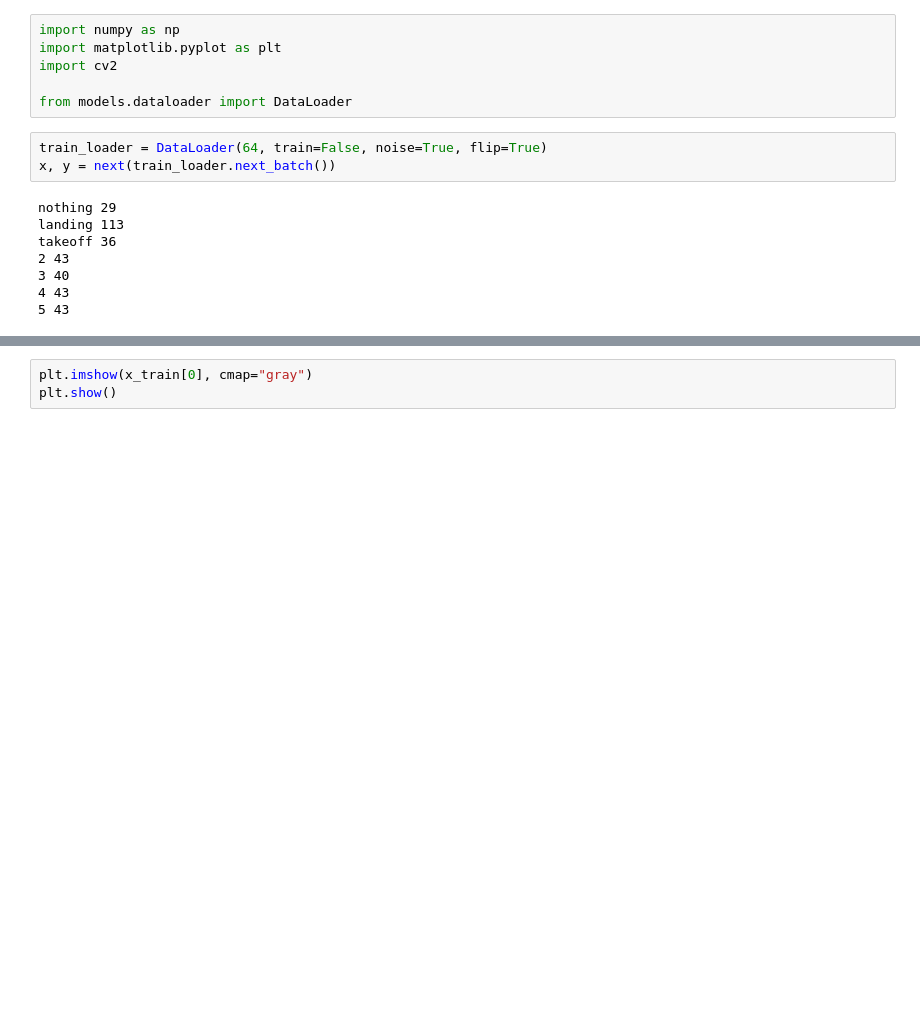
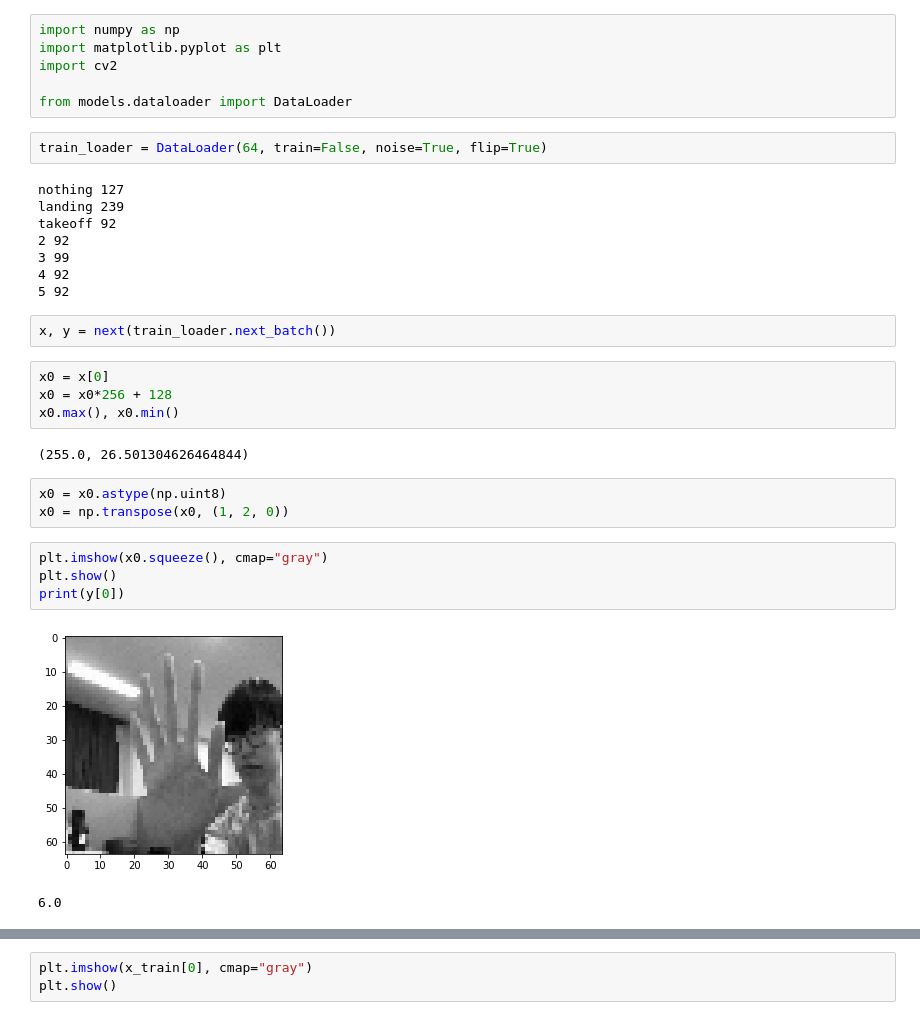
Before and after one commit to wayexists02/hanyang-erica-robot-programming, a Jupyter notebook: server/catkin_src/hand_recognition/scripts/test_data.ipynb, the cells around one changed output, grey strips where cells are left out. Drawn from its saved outputs; the diff is of its cells as text; blank space fills up the shorter version.

Commit message:
semi-final hand recognition model (trained)

```diff
--- a/server/catkin_src/hand_recognition/scripts/test_data.ipynb
+++ b/server/catkin_src/hand_recognition/scripts/test_data.ipynb
@@ -6,15 +6,32 @@ import cv2
 from models.dataloader import DataLoader
 # %%
 train_loader = DataLoader(64, train=False, noise=True, flip=True)
-x, y = next(train_loader.next_batch())
 # %% [output]
-nothing 29
-landing 113
-takeoff 36
-2 43
-3 40
-4 43
-5 43
+nothing 127
+landing 239
+takeoff 92
+2 92
+3 99
+4 92
+5 92
+# %%
+x, y = next(train_loader.next_batch())
+# %%
+x0 = x[0]
+x0 = x0*256 + 128
+x0.max(), x0.min()
+# %% [output]
+(255.0, 26.501304626464844)
+# %%
+x0 = x0.astype(np.uint8)
+x0 = np.transpose(x0, (1, 2, 0))
+# %%
+plt.imshow(x0.squeeze(), cmap="gray")
+plt.show()
+print(y[0])
+# %% [output]
+[figure, added]
+6.0
 # %%
 x = x*128 + 128
 print(x.max(), x.min())
```
Also changed, not shown: parts of 16 cells of this notebook, 13 other files.
